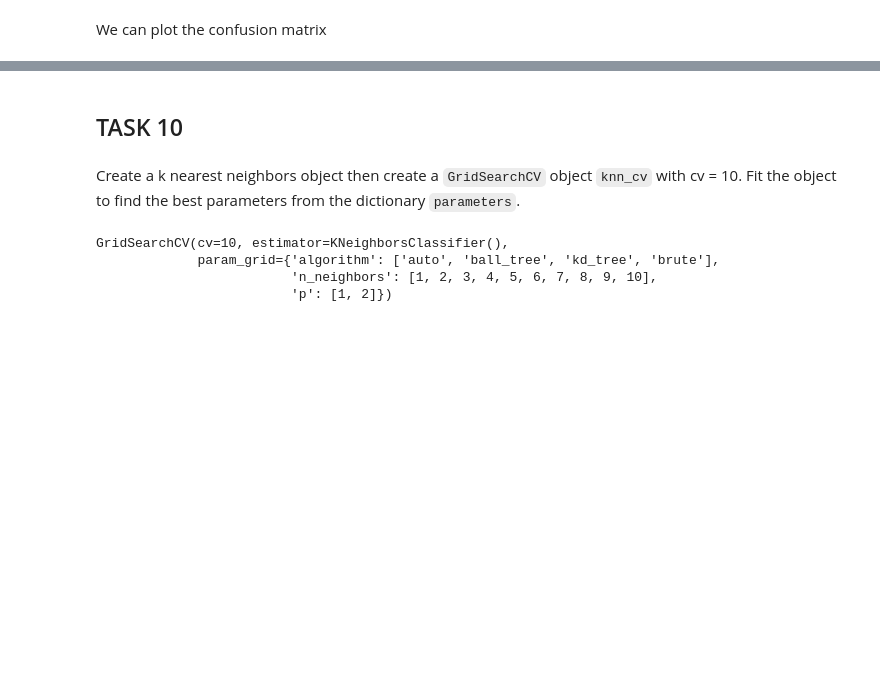
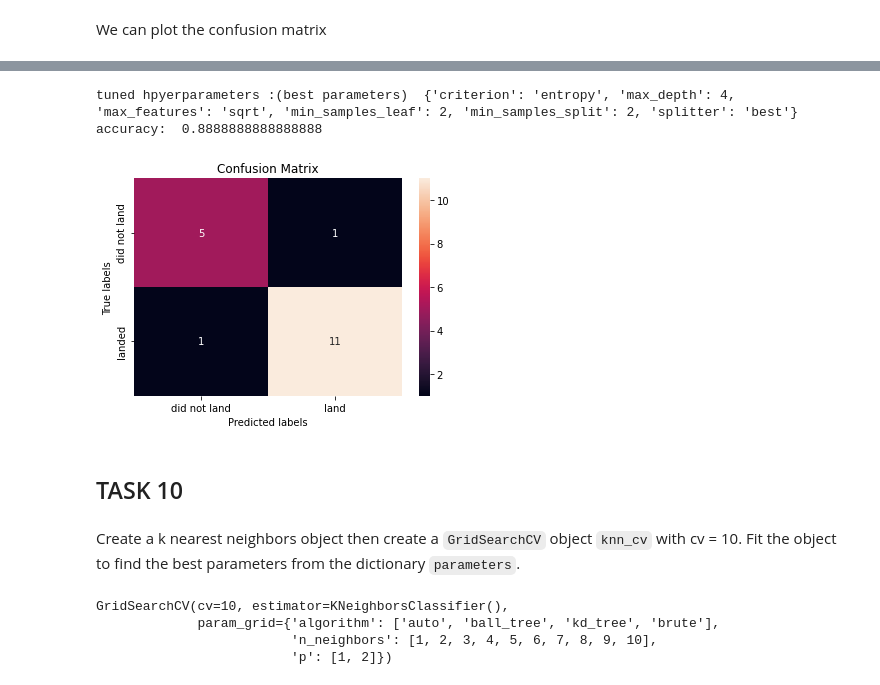
Before and after one commit to prombi/IBM-Capstone-Project, a Jupyter notebook: 08 - SpaceX_Machine Learning Prediction_Part_5.ipynb, the cells around one changed output, grey strips where cells are left out. Drawn from its saved outputs; the diff is of its cells as text; code cells hidden in the pictures; blank space fills up the shorter version.

```diff
--- a/08 - SpaceX_Machine Learning Prediction_Part_5.ipynb
+++ b/08 - SpaceX_Machine Learning Prediction_Part_5.ipynb
@@ -343,3 +334,13 @@ plot_confusion_matrix(Y_test,yhat)
+# %%
+best_tree_cv = tree_cv
+print("tuned hpyerparameters :(best parameters) ",best_tree_cv.best_params_)
+print("accuracy: ", best_tree_cv.score(X_test, Y_test))
+yhat = best_tree_cv.predict(X_test)
+plot_confusion_matrix(Y_test,yhat)
+# %% [output]
+tuned hpyerparameters :(best parameters)  {'criterion': 'entropy', 'max_depth': 4, 'max_features': 'sqrt', 'min_samples_leaf': 2, 'min_samples_split': 2, 'splitter': 'best'}
+accuracy:  0.8888888888888888
+[figure, added]
 # %% [markdown]
 ## TASK  10
 # %% [markdown]
```
Also changed, not shown: parts of 13 cells of this notebook, 5 other files.
